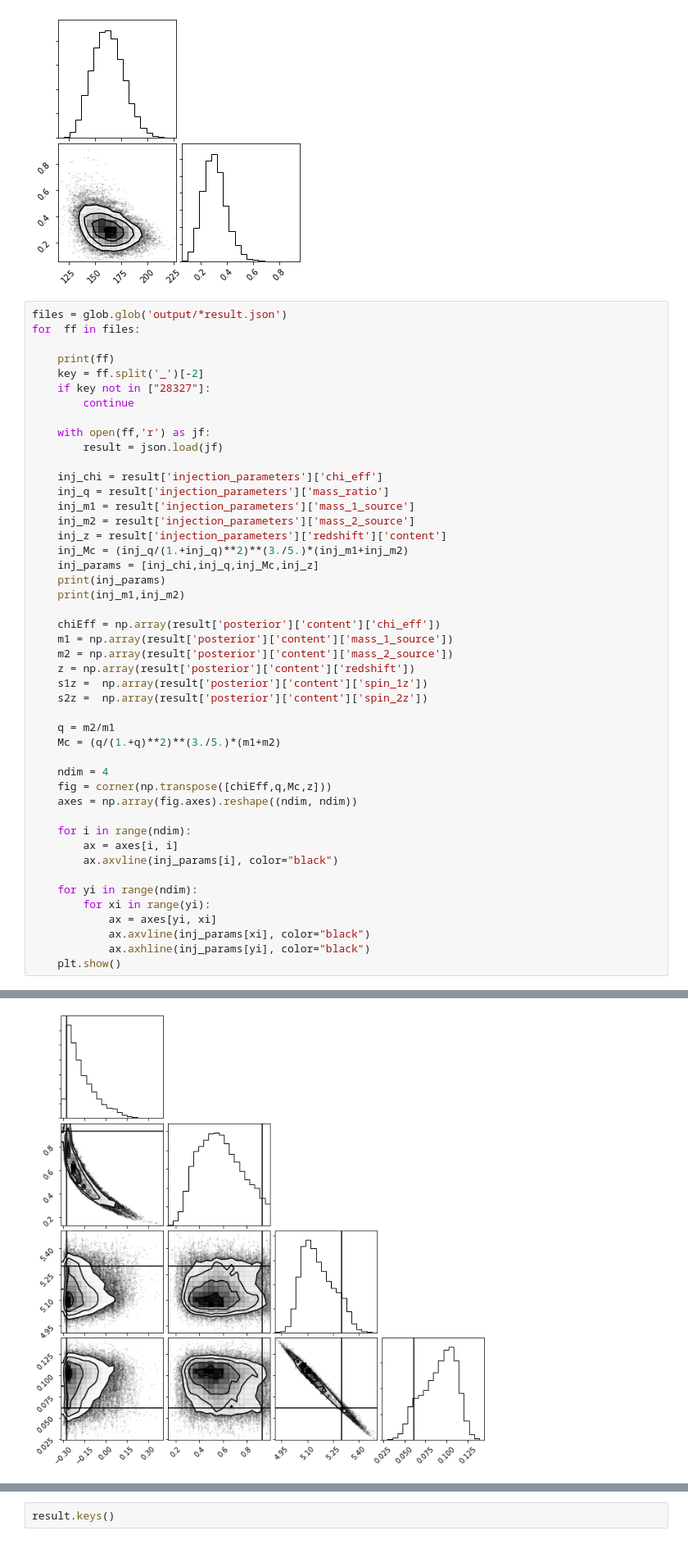
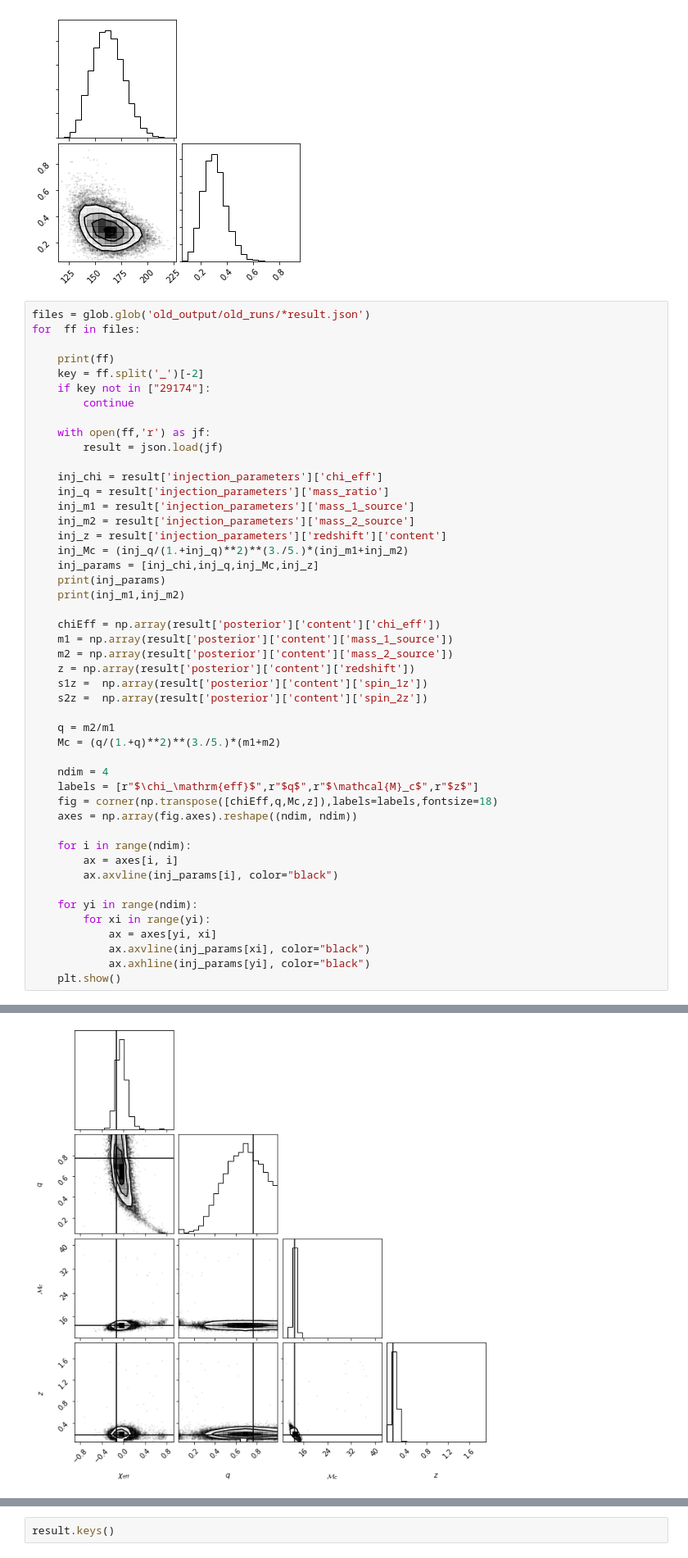
Before and after one commit to tcallister/BBH-spin-q-correlations, a Jupyter notebook: injection-study/process_runs.ipynb, the cells around one changed output, grey strips where cells are left out. Shown at 82% size. Cells and saved outputs as stored; diff of their text form.

```diff
--- a/injection-study/process_runs.ipynb
+++ b/injection-study/process_runs.ipynb
@@ -44,12 +44,12 @@ plt.show()
 137.52950985550797 0.8993479933546121
 [figure]
 # %%
-files = glob.glob('output/*result.json')
+files = glob.glob('old_output/old_runs/*result.json')
 for  ff in files:
 
     print(ff)
     key = ff.split('_')[-2]
-    if key not in ["28327"]:
+    if key not in ["29174"]:
         continue
 
     with open(ff,'r') as jf:
@@ -76,7 +76,8 @@ for  ff in files:
     Mc = (q/(1.+q)**2)**(3./5.)*(m1+m2)
 
     ndim = 4
-    fig = corner(np.transpose([chiEff,q,Mc,z]))
+    labels = [r"$\chi_\mathrm{eff}$",r"$q$",r"$\mathcal{M}_c$",r"$z$"]
+    fig = corner(np.transpose([chiEff,q,Mc,z]),labels=labels,fontsize=18)
     axes = np.array(fig.axes).reshape((ndim, ndim))
 
     for i in range(ndim):
@@ -110 +102 @@ output/job_28327_result.json
-[figure, old version]
+[figure, new version]
```
Also changed, not shown: parts of 1 cell of this notebook, 4 other files.
